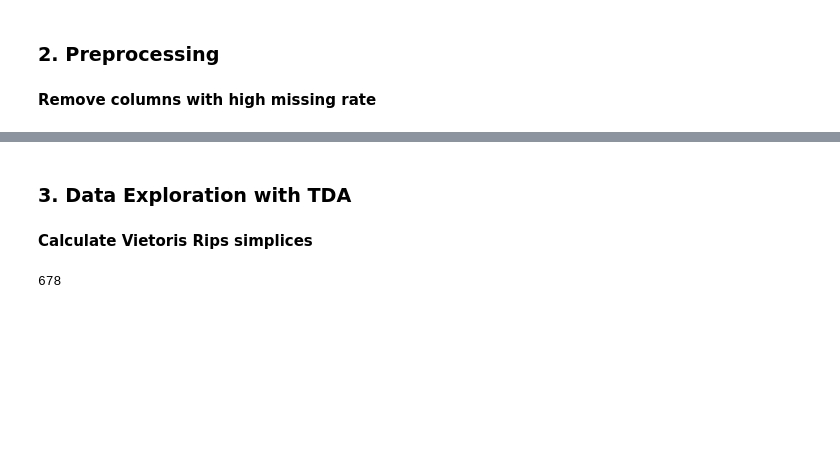
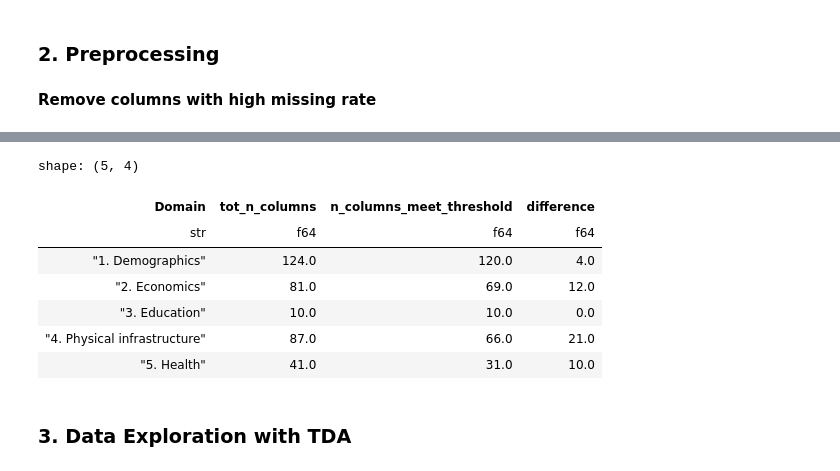
Before and after one commit to tcphan/holey-moley, a Jupyter notebook: notebooks/exploring_sdoh_w_tda.ipynb, the cells around one changed output, grey strips where cells are left out. Drawn from its saved outputs; the diff is of its cells as text; code cells hidden in the pictures; blank space fills up the shorter version.

```diff
--- a/notebooks/exploring_sdoh_w_tda.ipynb
+++ b/notebooks/exploring_sdoh_w_tda.ipynb
@@ -145,4 +94,61 @@ preprocessed_data = data[[c for c in columns_list if c not in columns_failed_thr
+# %%
+# Initialize parameters
+columns_list = data.columns
+tot_n_rows = data.shape[0]
+missing_threshold = 0.4 # Columns w/ missing rate less than or equal to threshold are kept
+
+# Calculate the percent of missing in each column
+missing_count_df = data.null_count()/tot_n_rows
+missing_count_df = missing_count_df.unpivot(
+    on=missing_count_df.columns,
+    variable_name="Variable Name",
+    value_name="p_missing"
+)
+
+# Merge on domain information
+missing_count_df = (
+    codebook.select(["Variable Name", "Domain"])
+    .join(missing_count_df, on="Variable Name", how="left")
+)
+
+
+# Count the number of columns available in each domain before and after removing those that did not meet the missing rate threshold
+all_columns_count_by_domain = (
+    missing_count_df
+    .group_by("Domain")
+    .agg(
+        pl.len().alias("tot_n_columns")
+    )
+)
+missing_columns_count_by_domain = (
+    missing_count_df.filter(pl.col("p_missing") <= missing_threshold)
+    .group_by("Domain")
+    .agg(
+        pl.len().alias("n_columns_meet_threshold")
+    )
+)
+
+# Final summary table showing the number of columns remaining
+fin_columns_count_by_domain = (
+    all_columns_count_by_domain
+    .join(missing_columns_count_by_domain, on="Domain", how="left")
+    .fill_null(0.0)
+    .with_columns((pl.col("tot_n_columns") - pl.col("n_columns_meet_threshold")).alias("difference"))
+    .sort(by=["Domain"])
+)
+fin_columns_count_by_domain.show()
+
+# Remove columns from data
+columns_failed_threshold_list = missing_count_df.filter(pl.col("p_missing") > missing_threshold).select("Variable Name").to_series()
+preprocessed_data = data.select([c for c in columns_list if c not in columns_failed_threshold_list])
+# %% [output]
+shape: (5, 4)
+| Domain | tot_n_columns | n_columns_meet_threshold | difference |
+| str | f64 | f64 | f64 |
+| "1. Demographics" | 124.0 | 120.0 | 4.0 |
+| "2. Economics" | 81.0 | 69.0 | 12.0 |
+| "3. Education" | 10.0 | 10.0 | 0.0 |
+| "4. Physical infrastructure" | 87.0 | 66.0 | 21.0 |
+| "5. Health" | 41.0 | 31.0 | 10.0 |
 # %% [markdown]
 ### 3. Data Exploration with TDA
-# %% [markdown]
-**Calculate Vietoris Rips simplices**
@@ -169,4 +154,0 @@ for i in range(n_dimensions+1):
-# %%
-len(rips_by_dimension[0])
-# %% [output]
-678
```
Also changed, not shown: parts of 13 cells of this notebook, 2 other files.
